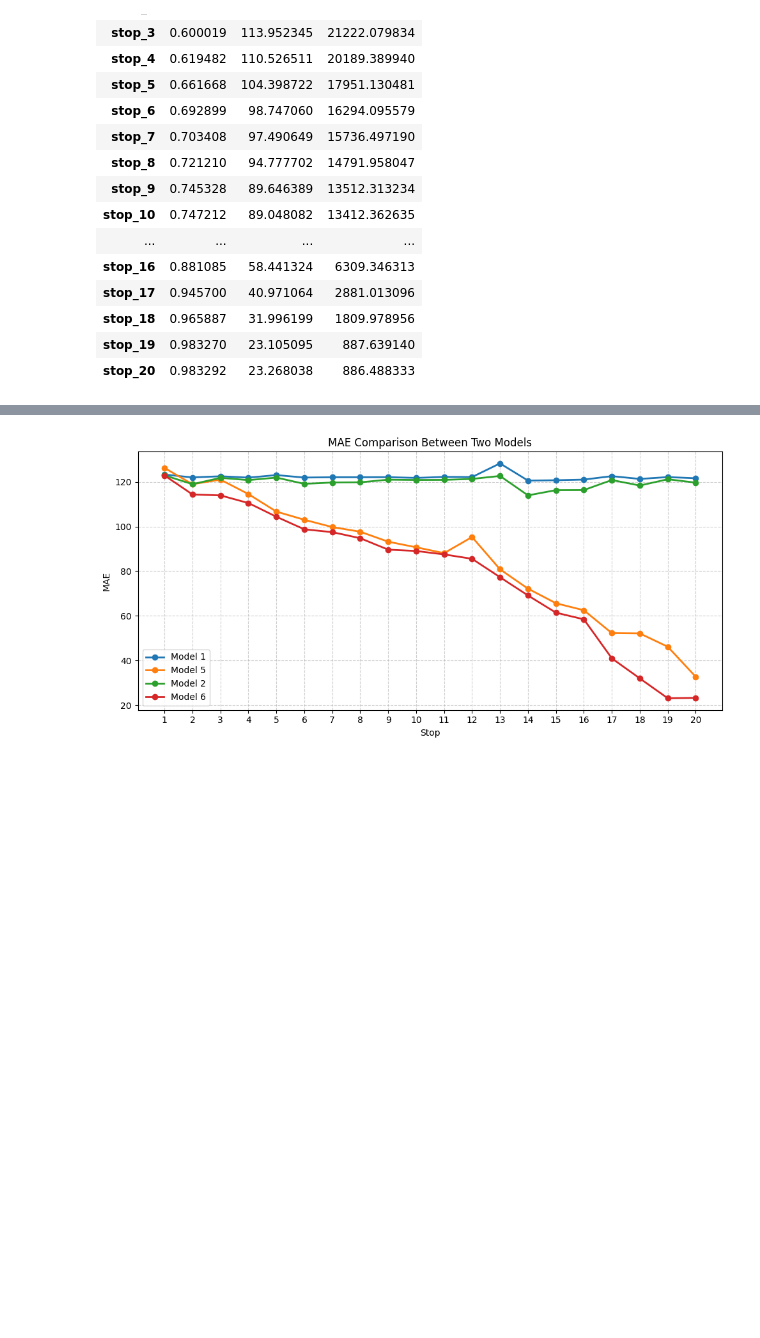
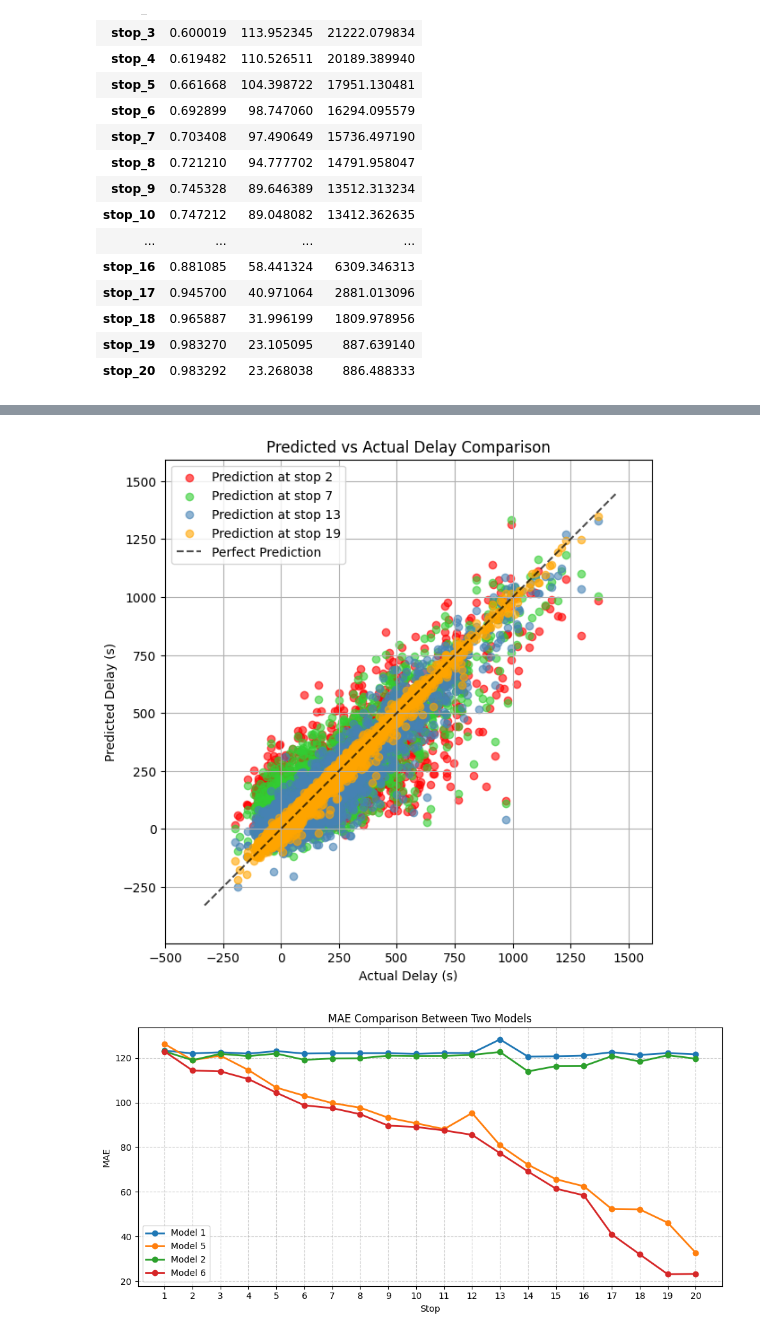
Before and after one commit to Gioalf/AH2179, a Jupyter notebook: project/AIprojectGioAlf.ipynb, the cells around one changed output, grey strips where cells are left out. Drawn from its saved outputs; the diff is of its cells as text; code cells hidden in the pictures; blank space fills up the shorter version.

```diff
--- a/project/AIprojectGioAlf.ipynb
+++ b/project/AIprojectGioAlf.ipynb
@@ -1425,6 +1150,7 @@ df6 = {}
 models6 = {}
 test_train6 = {}
 results6 = {}
+predictions6={}
 
 for i in range(1, 21):
     # Filter data for this stop
@@ -1461,6 +1187,7 @@ for i in range(1, 21):
 
     # Evaluate
     y_pred = model.predict(X_test_scaled)
+    predictions6[f'stop_{i}'] = y_pred
     r2 = r2_score(y_test, y_pred)
     mae = mean_absolute_error(y_test, y_pred)
     mse = mean_squared_error(y_test, y_pred)
@@ -1489,3 +1216,43 @@ pd.DataFrame(results6).T
 | stop_18 | 0.965887 | 31.996199 | 1809.978956 |
 | stop_19 | 0.983270 | 23.105095 | 887.639140 |
 | stop_20 | 0.983292 | 23.268038 | 886.488333 |
+# %%
+import matplotlib.pyplot as plt
+import numpy as np
+
+plt.figure(figsize=(7,7))
+
+# Scatter 0
+plt.scatter(test_train6['stop_2']['y_test'], predictions6['stop_2'], alpha=0.6, label='Prediction at stop 2', color='red')
+
+# Scatter 1
+plt.scatter(test_train6['stop_7']['y_test'], predictions6['stop_7'], alpha=0.6, label='Prediction at stop 7', color='limegreen')
+
+# Scatter 2
+plt.scatter(test_train6['stop_13']['y_test'], predictions6['stop_14'], alpha=0.6, label='Prediction at stop 13', color='steelblue')
+
+# Scatter 3
+plt.scatter(test_train6['stop_19']['y_test'], predictions6['stop_19'], alpha=0.6, label='Prediction at stop 19', color='orange')
+
+
+# Diagonal line (perfect prediction)
+lims = [
+    np.min([plt.xlim()[0], plt.ylim()[0]]),
+    np.max([plt.xlim()[1], plt.ylim()[1]])
+]
+plt.plot(lims, lims, 'k--', alpha=0.7, label='Perfect Prediction')
+
+# Labels, legend, limits
+plt.xlabel('Actual Delay (s)')
+plt.ylabel('Predicted Delay (s)')
+plt.title('Predicted vs Actual Delay Comparison')
+plt.legend()
+plt.grid(True)
+plt.axis('equal')
+
+# Limit axes
+plt.xlim(-500, 1600)
+plt.ylim(-500, 1600)
+
+plt.show()
+# %% [output]
@@ -1492,3 +1260,4 @@ pd.DataFrame(results6).T
+[figure, added]
 # %%
 import matplotlib.pyplot as plt
 
```
Also changed, not shown: parts of 23 cells of this notebook.
